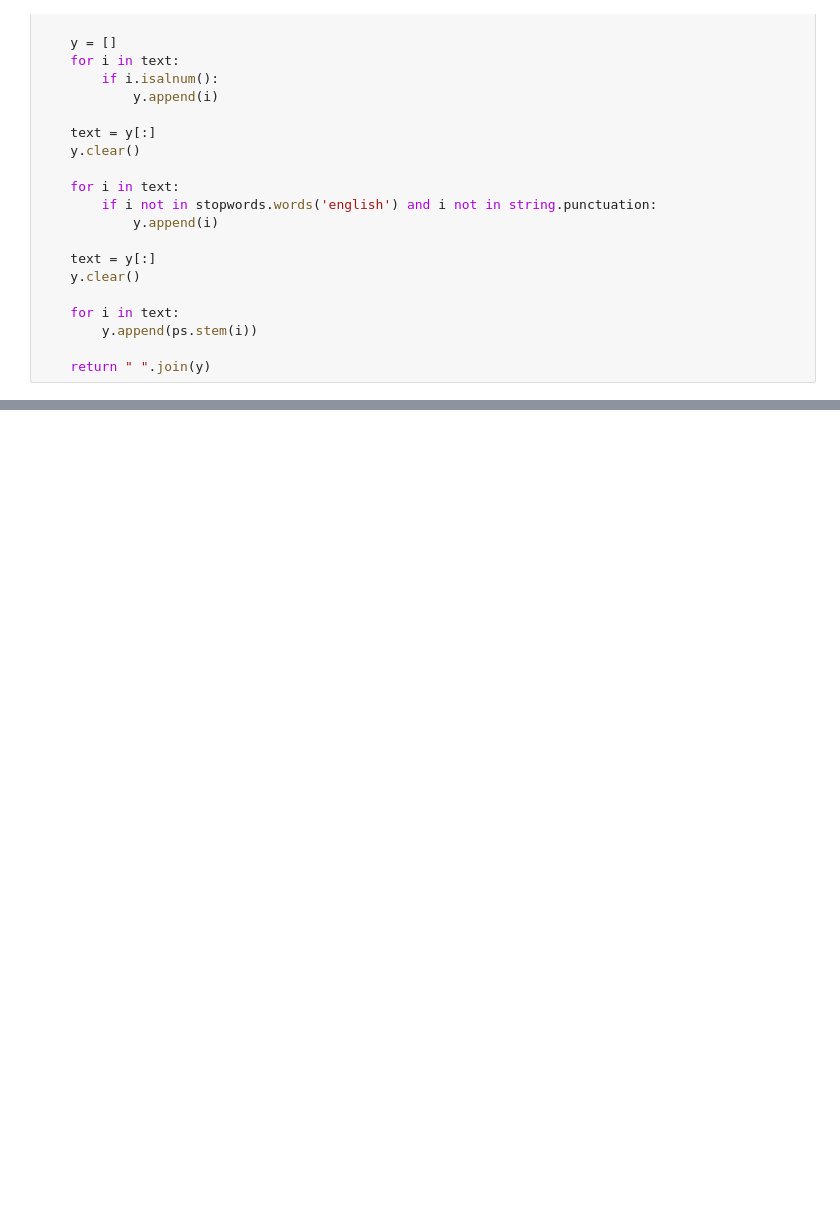
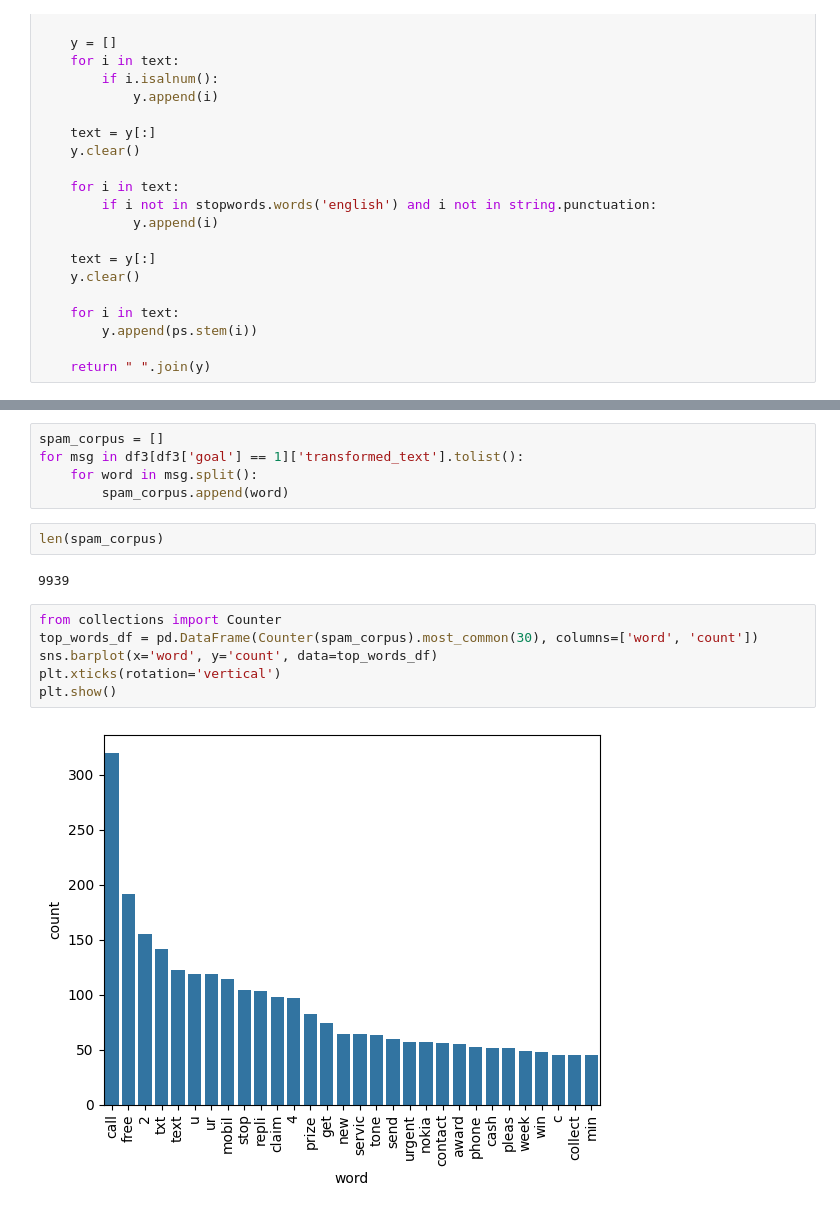
Before and after one commit to ABINAN2011/spam_detection, a Jupyter notebook: model/spam_train.ipynb, the cells around one changed output, grey strips where cells are left out. Saved outputs shown, nothing was run; the diff lists cells and outputs as text; blank space fills up the shorter version.

```diff
--- a/model/spam_train.ipynb
+++ b/model/spam_train.ipynb
@@ -322,0 +386,17 @@ LookupError:
+# %%
+spam_corpus = []
+for msg in df3[df3['goal'] == 1]['transformed_text'].tolist():
+    for word in msg.split():
+        spam_corpus.append(word)
+# %%
+len(spam_corpus)
+# %% [output]
+9939
+# %%
+from collections import Counter
+top_words_df = pd.DataFrame(Counter(spam_corpus).most_common(30), columns=['word', 'count'])
+sns.barplot(x='word', y='count', data=top_words_df)
+plt.xticks(rotation='vertical')
+plt.show()
+# %% [output]
+[figure, added]
```
Also changed, not shown: parts of 14 cells of this notebook, 1 other file.
